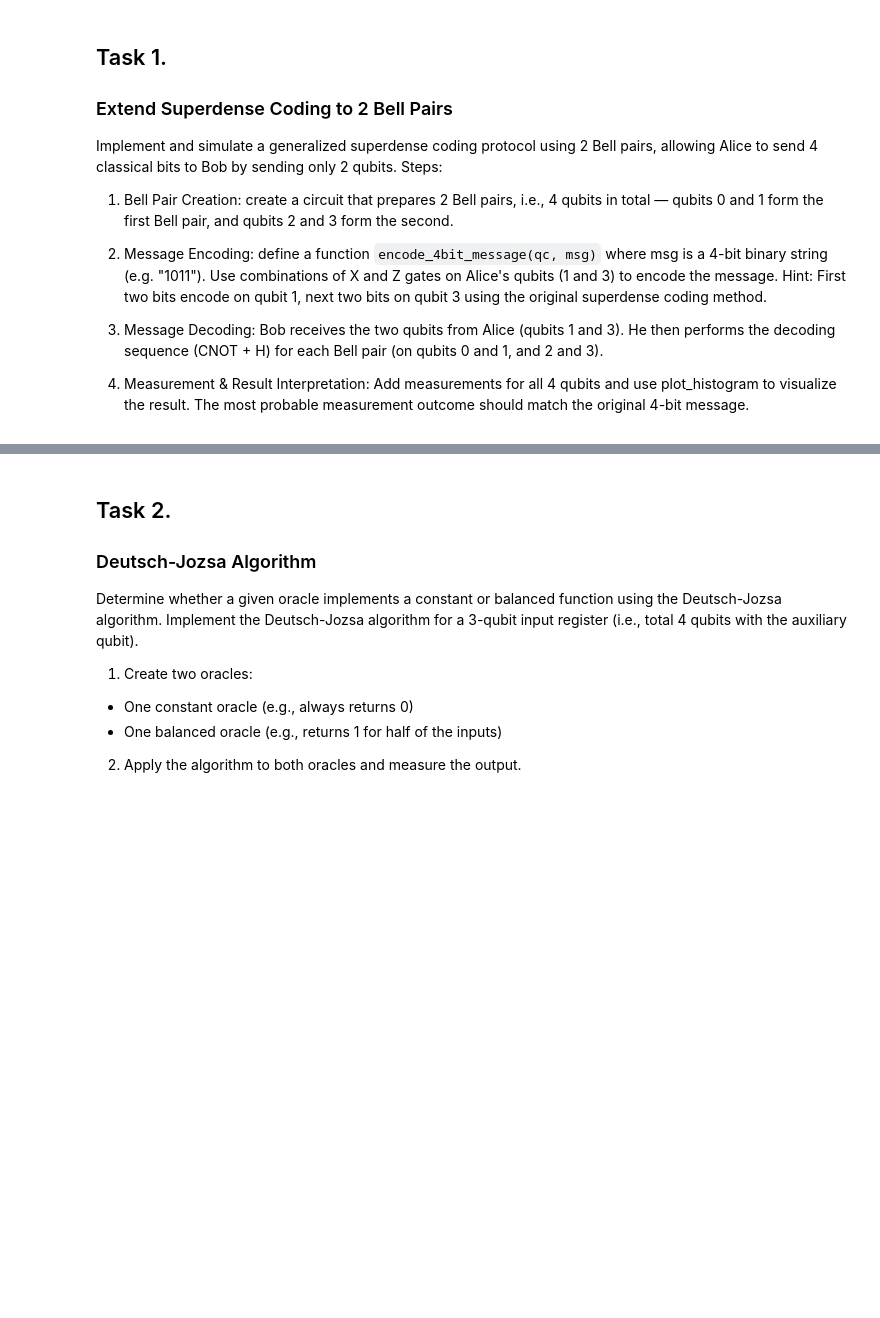
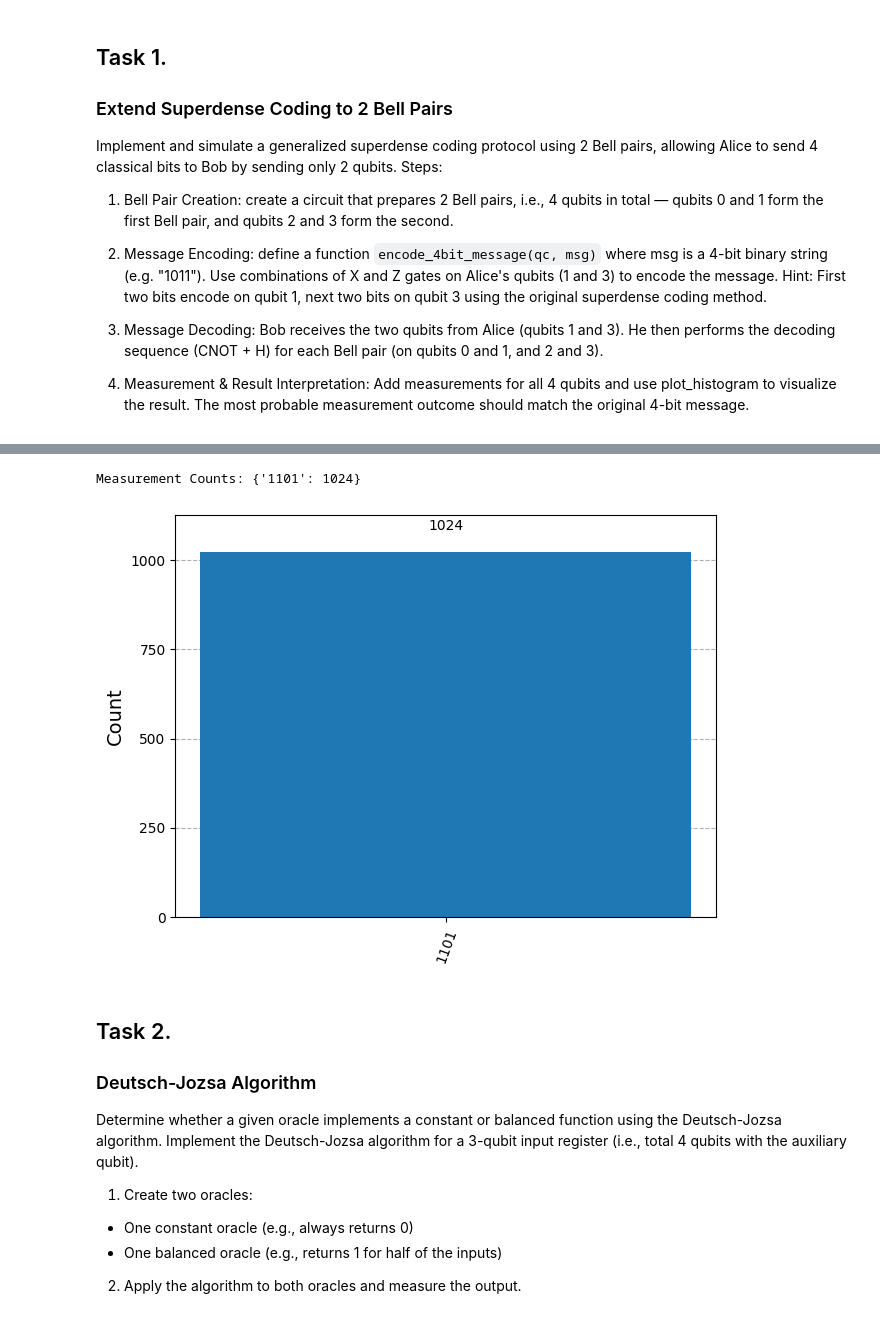
Before and after one commit to ferit-qc/lab2-slavenaleric, a Jupyter notebook: lab2_basicquantumcomputingalgorithms.ipynb, the cells around one changed output, grey strips where cells are left out. Cells and saved outputs as stored; diff of their text form; code cells hidden in the pictures; blank space fills up the shorter version.

```diff
--- a/lab2_basicquantumcomputingalgorithms.ipynb
+++ b/lab2_basicquantumcomputingalgorithms.ipynb
@@ -1611,3 +1716,9 @@ Hint: First two bits encode on qubit 1, next two bits on qubit 3 using the origi
+# %%
+print("Measurement Counts:", counts)
+plot_histogram(counts)
+# %% [output]
+Measurement Counts: {'1101': 1024}
+[figure, added]
 # %% [markdown]
 ## Task 2.
 
```
Also changed, not shown: parts of 28 cells of this notebook.
